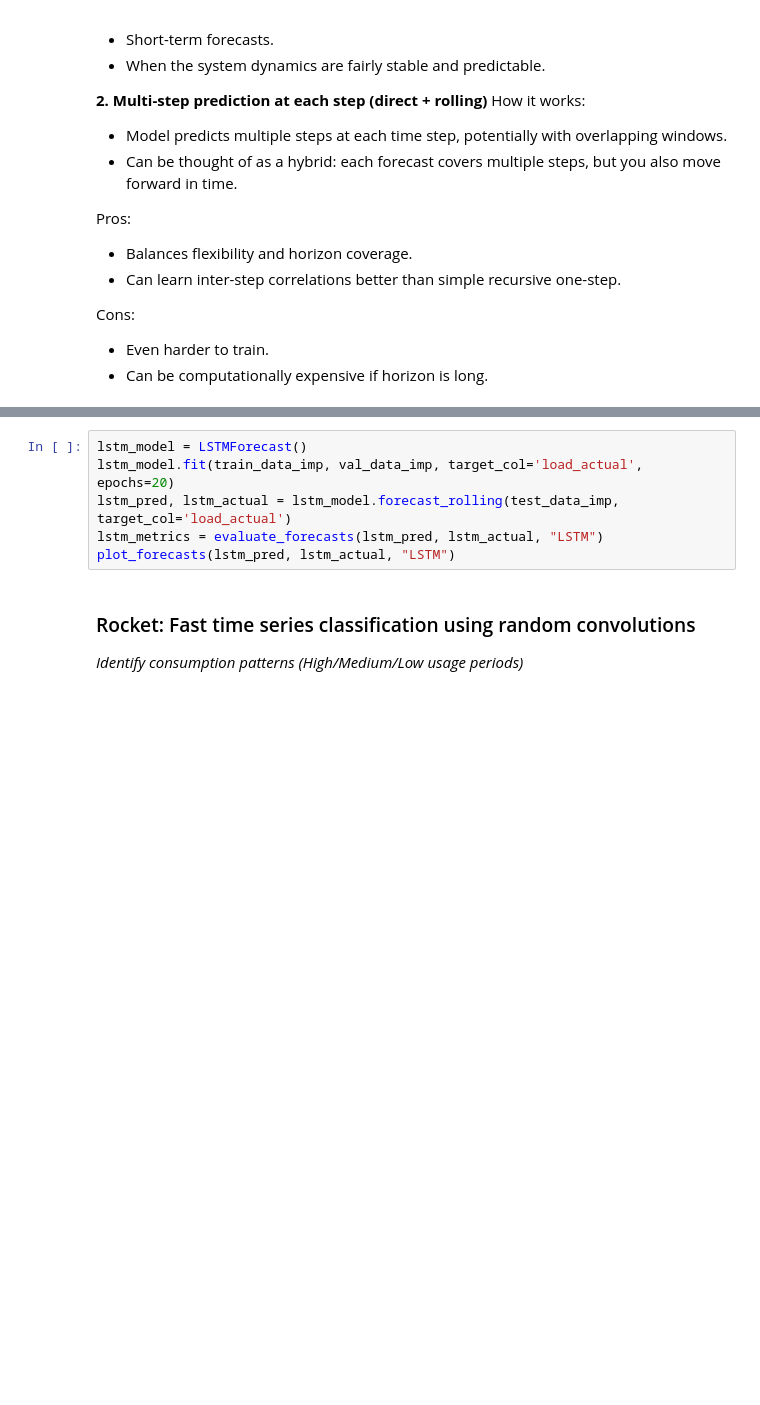
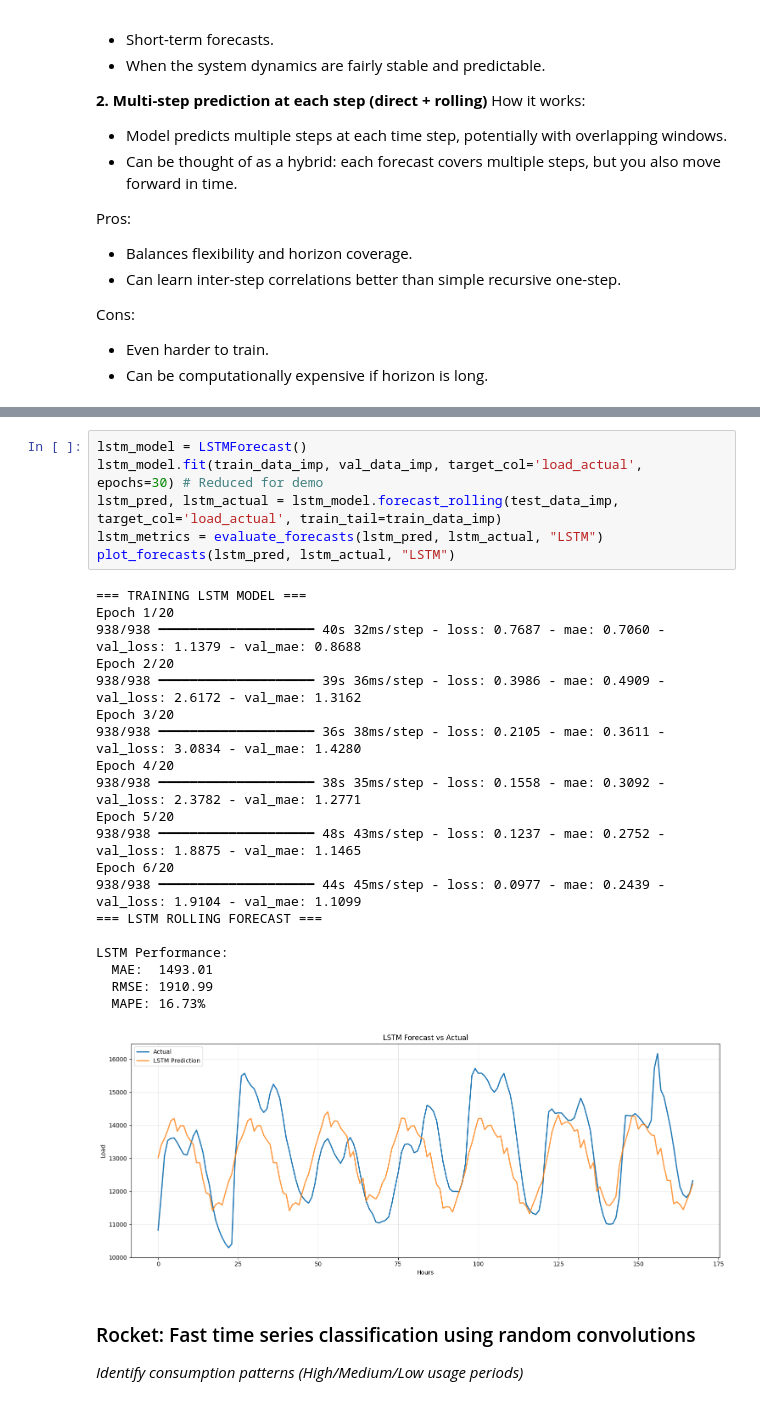
Before and after one commit to ignsagita/timeseries-nn, a Jupyter notebook: timeseries-nn.ipynb, the cells around one changed output, grey strips where cells are left out. Saved outputs shown, nothing was run; the diff lists cells and outputs as text; blank space fills up the shorter version.

```diff
--- a/timeseries-nn.ipynb
+++ b/timeseries-nn.ipynb
@@ -1124,10 +1343,31 @@ class LSTMForecast:
         return np.array(predictions), np.array(actuals)
 # %%
 lstm_model = LSTMForecast()
-lstm_model.fit(train_data_imp, val_data_imp, target_col='load_actual', epochs=20)
-lstm_pred, lstm_actual = lstm_model.forecast_rolling(test_data_imp, target_col='load_actual')
+lstm_model.fit(train_data_imp, val_data_imp, target_col='load_actual', epochs=30) # Reduced for demo
+lstm_pred, lstm_actual = lstm_model.forecast_rolling(test_data_imp, target_col='load_actual', train_tail=train_data_imp)
 lstm_metrics = evaluate_forecasts(lstm_pred, lstm_actual, "LSTM")
 plot_forecasts(lstm_pred, lstm_actual, "LSTM")
+# %% [output]
+=== TRAINING LSTM MODEL ===
+Epoch 1/20
+938/938 ━━━━━━━━━━━━━━━━━━━━ 40s 32ms/step - loss: 0.7687 - mae: 0.7060 - val_loss: 1.1379 - val_mae: 0.8688
+Epoch 2/20
+938/938 ━━━━━━━━━━━━━━━━━━━━ 39s 36ms/step - loss: 0.3986 - mae: 0.4909 - val_loss: 2.6172 - val_mae: 1.3162
+Epoch 3/20
+938/938 ━━━━━━━━━━━━━━━━━━━━ 36s 38ms/step - loss: 0.2105 - mae: 0.3611 - val_loss: 3.0834 - val_mae: 1.4280
+Epoch 4/20
+938/938 ━━━━━━━━━━━━━━━━━━━━ 38s 35ms/step - loss: 0.1558 - mae: 0.3092 - val_loss: 2.3782 - val_mae: 1.2771
+Epoch 5/20
+938/938 ━━━━━━━━━━━━━━━━━━━━ 48s 43ms/step - loss: 0.1237 - mae: 0.2752 - val_loss: 1.8875 - val_mae: 1.1465
+Epoch 6/20
+938/938 ━━━━━━━━━━━━━━━━━━━━ 44s 45ms/step - loss: 0.0977 - mae: 0.2439 - val_loss: 1.9104 - val_mae: 1.1099
+=== LSTM ROLLING FORECAST ===
+
+LSTM Performance:
+  MAE:  1493.01
+  RMSE: 1910.99
+  MAPE: 16.73%
+[figure, added]
 # %% [markdown]
 ### Rocket: Fast time series classification using random convolutions
 
```
Also changed, not shown: parts of 20 cells of this notebook.
